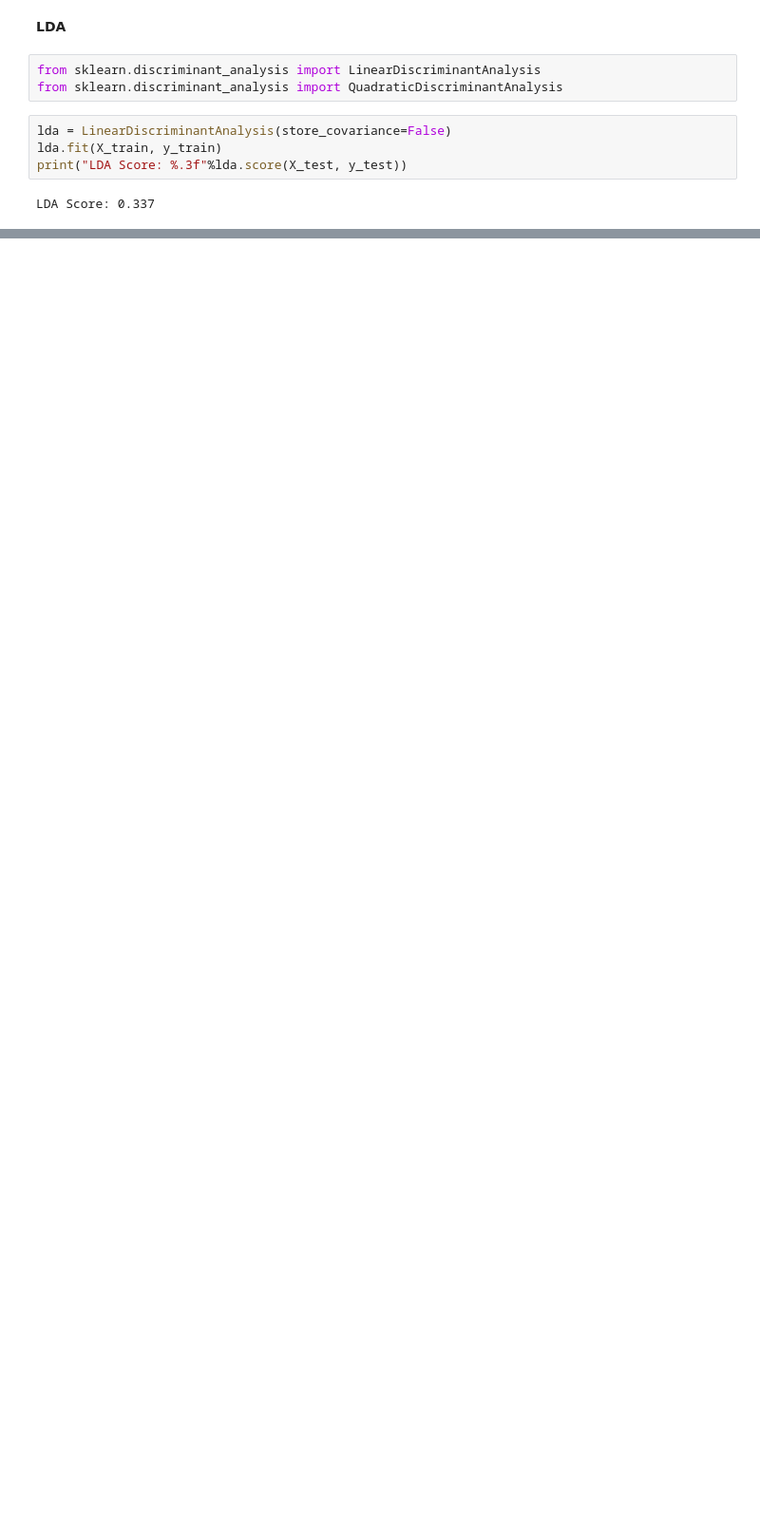
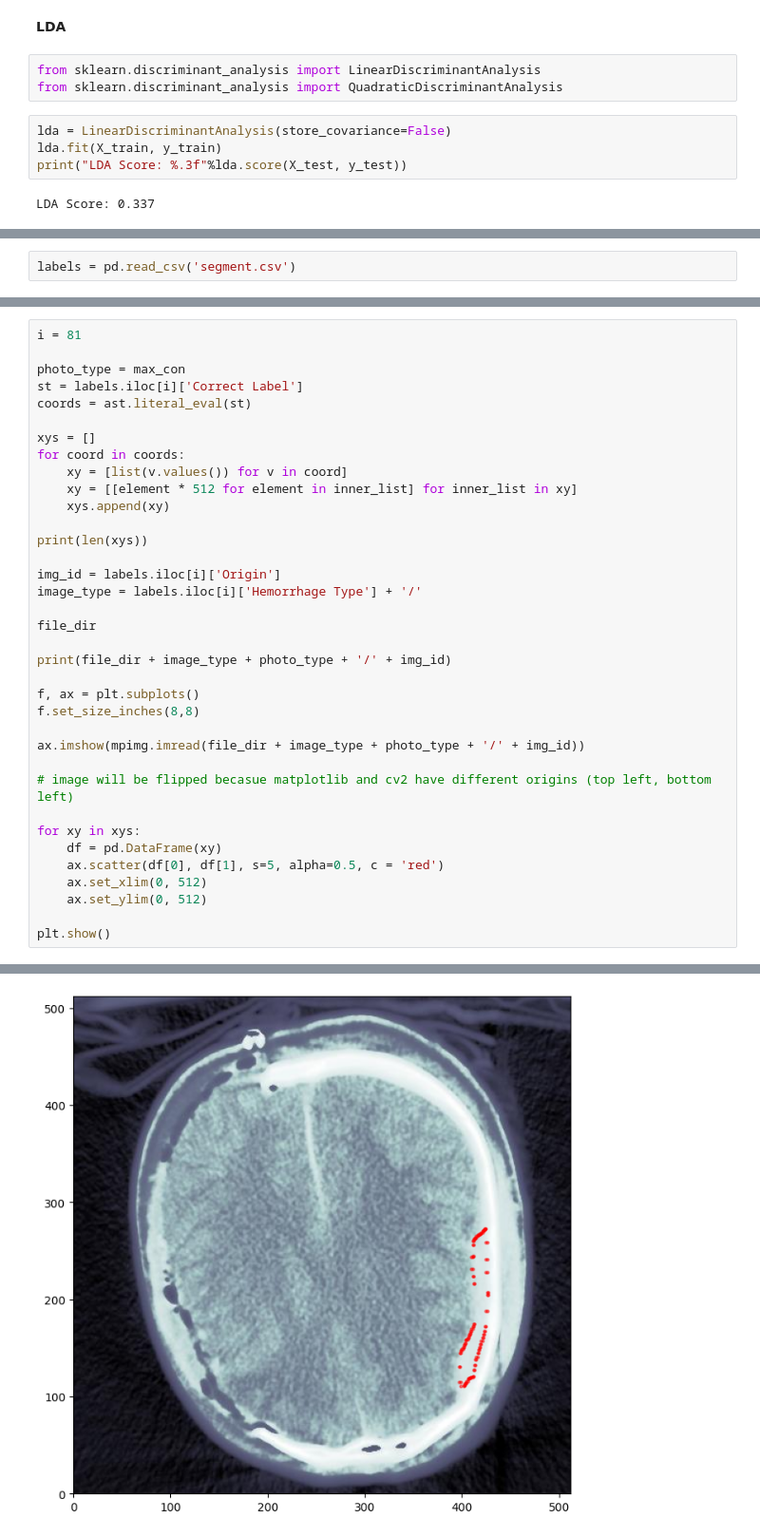
Before and after one commit to lrav35/brain_segmentation_classification, a Jupyter notebook: Brain Hemorrhage Segmentation.ipynb, the cells around one changed output, grey strips where cells are left out. Shown at 95% size. Drawn from its saved outputs; the diff is of its cells as text; blank space fills up the shorter version.

```diff
--- a/Brain Hemorrhage Segmentation.ipynb
+++ b/Brain Hemorrhage Segmentation.ipynb
@@ -370,0 +315,2 @@ for index in range(segment.shape[0]):
+# %%
+labels = pd.read_csv('segment.csv')
@@ -370,0 +410,37 @@ for index in range(segment.shape[0]):
+# %%
+i = 81
+
+photo_type = max_con
+st = labels.iloc[i]['Correct Label']
+coords = ast.literal_eval(st)
+
+xys = []
+for coord in coords:
+    xy = [list(v.values()) for v in coord]
+    xy = [[element * 512 for element in inner_list] for inner_list in xy]
+    xys.append(xy)
+
+print(len(xys))
+
+img_id = labels.iloc[i]['Origin']
+image_type = labels.iloc[i]['Hemorrhage Type'] + '/'
+
+file_dir
+
+print(file_dir + image_type + photo_type + '/' + img_id)
+
+f, ax = plt.subplots()
+f.set_size_inches(8,8)
+
+ax.imshow(mpimg.imread(file_dir + image_type + photo_type + '/' + img_id))
+
+# image will be flipped becasue matplotlib and cv2 have different origins (top left, bottom left)
+
+for xy in xys:
+    df = pd.DataFrame(xy)
+    ax.scatter(df[0], df[1], s=5, alpha=0.5, c = 'red')
+    ax.set_xlim(0, 512)
+    ax.set_ylim(0, 512)
+
+plt.show()
+# %% [output]
@@ -370,0 +449 @@ for index in range(segment.shape[0]):
+[figure, added]
```
Also changed, not shown: parts of 48 cells of this notebook, 1 other file.
